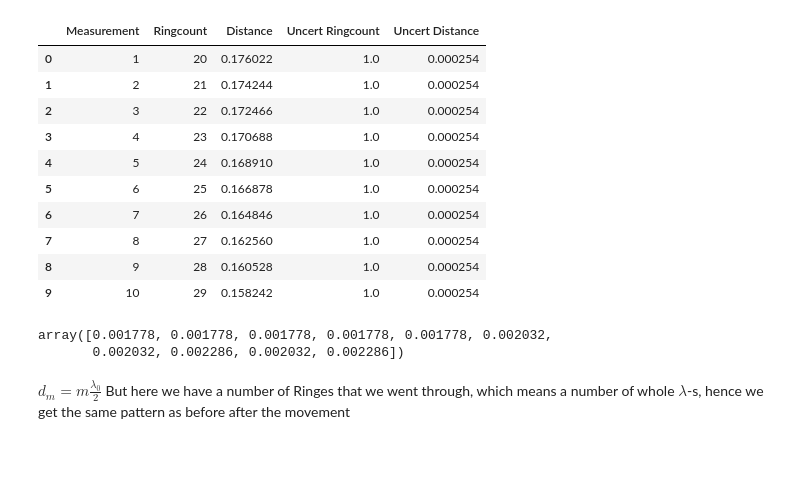
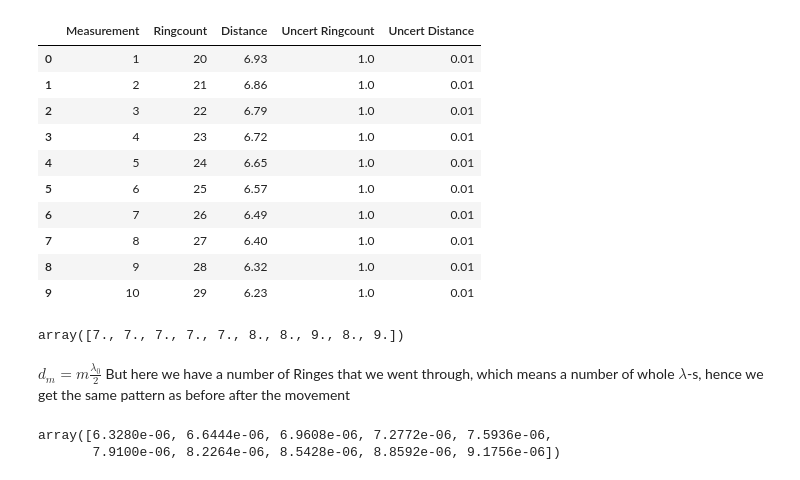
Before and after one commit to KemalOenen/Grundpraktikum2_Gruppe1_SS23, a Jupyter notebook: Versuch5/analysis_calibration.ipynb, the cells around one changed output. Saved outputs shown, nothing was run; the diff lists cells and outputs as text; code cells hidden in the pictures.

```diff
--- a/Versuch5/analysis_calibration.ipynb
+++ b/Versuch5/analysis_calibration.ipynb
@@ -10,23 +11,22 @@ import scipy.constants as constants
 # %%
 df=pd.read_csv("Screw_calibration.csv")
 df["Uncert Ringcount"]=1*np.ones(10) #uncertainty of the Ringcounts
-df["Uncert Distance"]=0.01*np.ones(10)*constants.inch #smallest readable distance
-df[" Distance"]=df[" Distance"]*constants.inch #converting to meters
+df["Uncert Distance"]=0.01*np.ones(10) #smallest readable distance
 df
 # %% [output]
 |  | Measurement | Ringcount | Distance | Uncert Ringcount | Uncert Distance |
-| 0 | 1 | 20 | 0.176022 | 1.0 | 0.000254 |
-| 1 | 2 | 21 | 0.174244 | 1.0 | 0.000254 |
-| 2 | 3 | 22 | 0.172466 | 1.0 | 0.000254 |
-| 3 | 4 | 23 | 0.170688 | 1.0 | 0.000254 |
-| 4 | 5 | 24 | 0.168910 | 1.0 | 0.000254 |
-| 5 | 6 | 25 | 0.166878 | 1.0 | 0.000254 |
-| 6 | 7 | 26 | 0.164846 | 1.0 | 0.000254 |
-| 7 | 8 | 27 | 0.162560 | 1.0 | 0.000254 |
-| 8 | 9 | 28 | 0.160528 | 1.0 | 0.000254 |
-| 9 | 10 | 29 | 0.158242 | 1.0 | 0.000254 |
+| 0 | 1 | 20 | 6.93 | 1.0 | 0.01 |
+| 1 | 2 | 21 | 6.86 | 1.0 | 0.01 |
+| 2 | 3 | 22 | 6.79 | 1.0 | 0.01 |
+| 3 | 4 | 23 | 6.72 | 1.0 | 0.01 |
+| 4 | 5 | 24 | 6.65 | 1.0 | 0.01 |
+| 5 | 6 | 25 | 6.57 | 1.0 | 0.01 |
+| 6 | 7 | 26 | 6.49 | 1.0 | 0.01 |
+| 7 | 8 | 27 | 6.40 | 1.0 | 0.01 |
+| 8 | 9 | 28 | 6.32 | 1.0 | 0.01 |
+| 9 | 10 | 29 | 6.23 | 1.0 | 0.01 |
 # %%
-distance_start=7*constants.inch
+distance_start=7
 distance_screw=[]
 for i in range(len(df[" Distance"])):
     if i==0:
@@ -37,19 +37,23 @@ distance_screw=np.array(distance_screw)
 
 
 #Uncertainties
-dist_screw_uncert=np.sqrt(2*0.01**2)*np.ones(10) #inch
-dist_screw_uncert=dist_screw_uncert*constants.inch
+dist_screw_uncert=np.sqrt(2*0.01**2)*np.ones(10)*100/2 #inch
+dist_screw_uncert
 
+distance_screw=distance_screw*100
 distance_screw #distance in meters
 # %% [output]
-array([0.001778, 0.001778, 0.001778, 0.001778, 0.001778, 0.002032,
-       0.002032, 0.002286, 0.002032, 0.002286])
+array([7., 7., 7., 7., 7., 8., 8., 9., 8., 9.])
 # %% [markdown]
 $d_m = m \frac{\lambda_0}{2}$
 But here we have a number of Ringes that we went through, which means a number of whole $\lambda$-s, hence we get the same pattern as before after the movement
 # %%
 lambda_0=632.8E-9 #m
-distance_wavelength=df[" Ringcount"]*lambda_0
+distance_wavelength=df[" Ringcount"]*lambda_0/2
 distance_wavelength=np.array(distance_wavelength)
 distance_wavelength #m
 dist_wave_uncert=lambda_0*np.ones(10)/2
+distance_wavelength
+# %% [output]
+array([6.3280e-06, 6.6444e-06, 6.9608e-06, 7.2772e-06, 7.5936e-06,
+       7.9100e-06, 8.2264e-06, 8.5428e-06, 8.8592e-06, 9.1756e-06])
```
Also changed, not shown: parts of 5 cells of this notebook, 1 other file.
